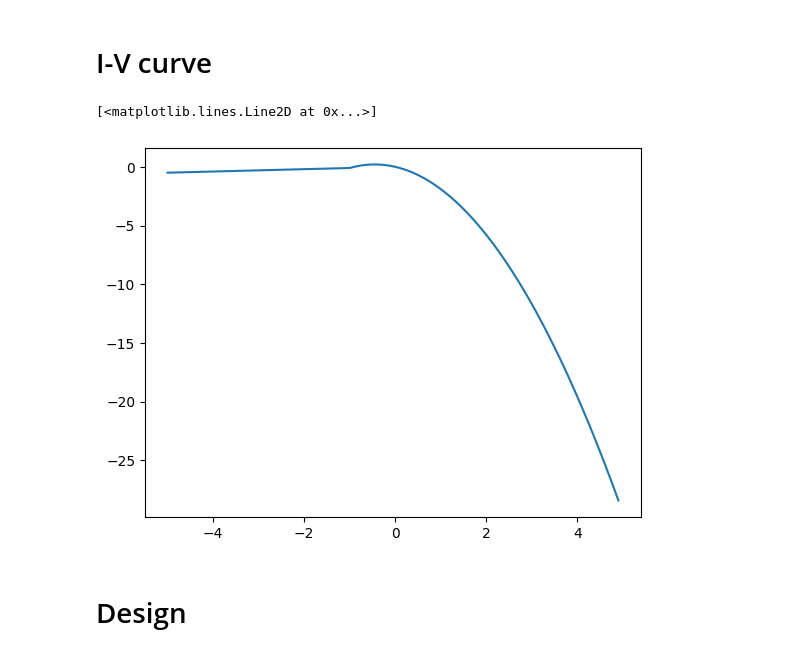
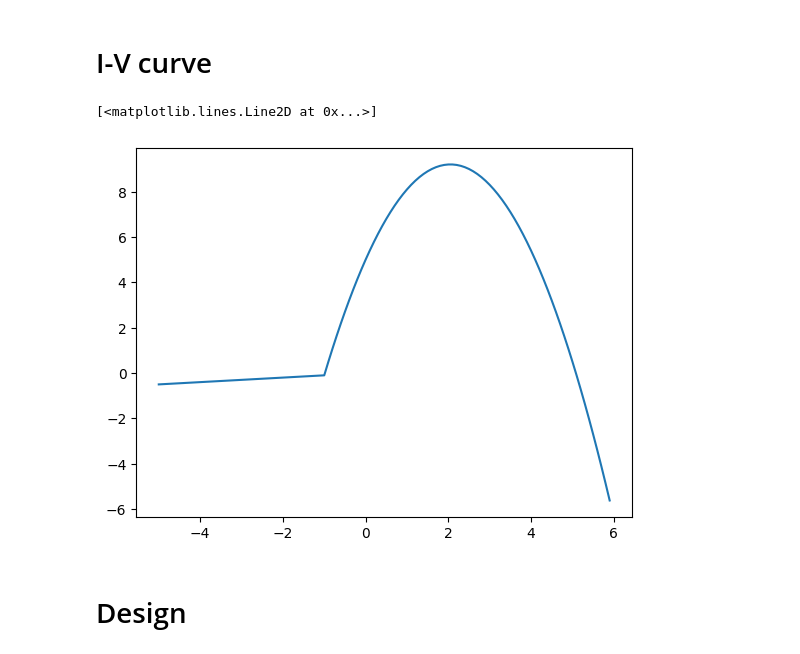
Before and after one commit to Huoyongtony/memristive-neurons, a Jupyter notebook: minimum_neuron.ipynb, the cells around one changed output. Cells and saved outputs as stored; diff of their text form; code cells hidden in the pictures.

```diff
--- a/minimum_neuron.ipynb
+++ b/minimum_neuron.ipynb
@@ -77,12 +77,12 @@ We have made a simple spiking neuron.
 # %% [markdown]
 # I-V curve
 # %%
-V=np.arange(-5,5,0.1)
-I=0.1*V-Relu(V+1)*(1-Relu(0))*V
+V=np.arange(-5,6,0.1)
+I=0.1*V-Relu(V+1)*(1-Relu(0))*(V-5)
 plt.plot(V,I)
 # %% [output]
 [<matplotlib.lines.Line2D at 0x...>]
-[figure, old version]
+[figure, new version]
 # %% [markdown]
 # Design
 # %% [markdown]
```
Also changed, not shown: parts of 17 cells of this notebook.
